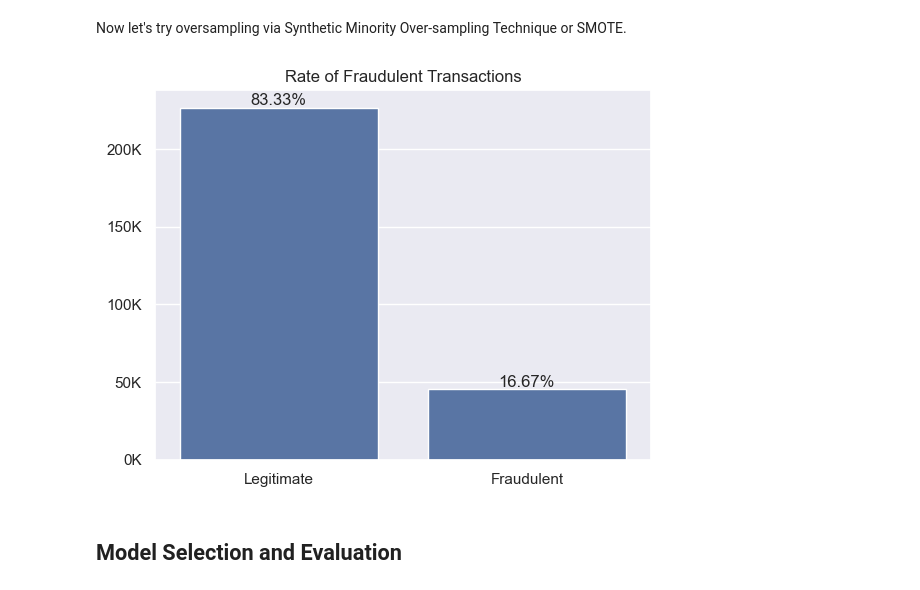
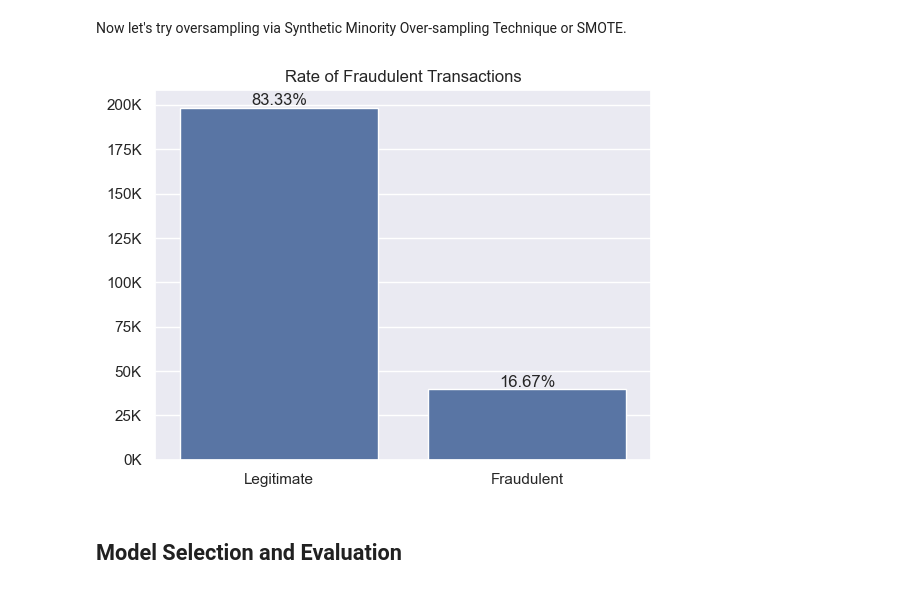
Before and after one commit to anchorelement/cc-fraud-detection, a Jupyter notebook: main.ipynb, the cells around one changed output. Drawn from its saved outputs; the diff is of its cells as text; code cells hidden in the pictures.

```diff
--- a/main.ipynb
+++ b/main.ipynb
@@ -142,8 +142,6 @@ compare_class_weights(df)
 [figure]
 # %% [markdown]
 That is pretty imbalanced, we will handle this a little later.  Now let's create an Hours feature (from the Time feature).
-# %%
-df["Hour"] = df["Time"].apply(lambda x: np.ceil(float(x) / 3600) % 24)
 # %%
 df_fraud = df[df["Class"] == 1]
 df_legit = df[df["Class"] == 0]
@@ -199,11 +185,11 @@ Now let's try oversampling via Synthetic Minority Over-sampling Technique or SMO
 # %%
 X = df.drop("Class", axis=1)
 y = df["Class"]
-smote = SMOTE(sampling_strategy=0.2, random_state=RANDOM_SEED)
-X_train_imbalanced, X_test, y_train_imbalanced, y_test = train_test_split(X, y, test_size=0.2, random_state=RANDOM_SEED, stratify=y)
+smote = SMOTE(sampling_strategy=.2, random_state=RANDOM_SEED)
+X_train_imbalanced, X_test, y_train_imbalanced, y_test = train_test_split(X, y, test_size=0.3, random_state=RANDOM_SEED, stratify=y)
 X_train, y_train = smote.fit_resample(X_train_imbalanced, y_train_imbalanced)
 compare_class_weights(pd.DataFrame(y_train, columns=["Class"]))
 # %% [output]
-[figure, old version]
+[figure, new version]
 # %%
 scaler = StandardScaler()
```
Also changed, not shown: parts of 13 cells of this notebook.
